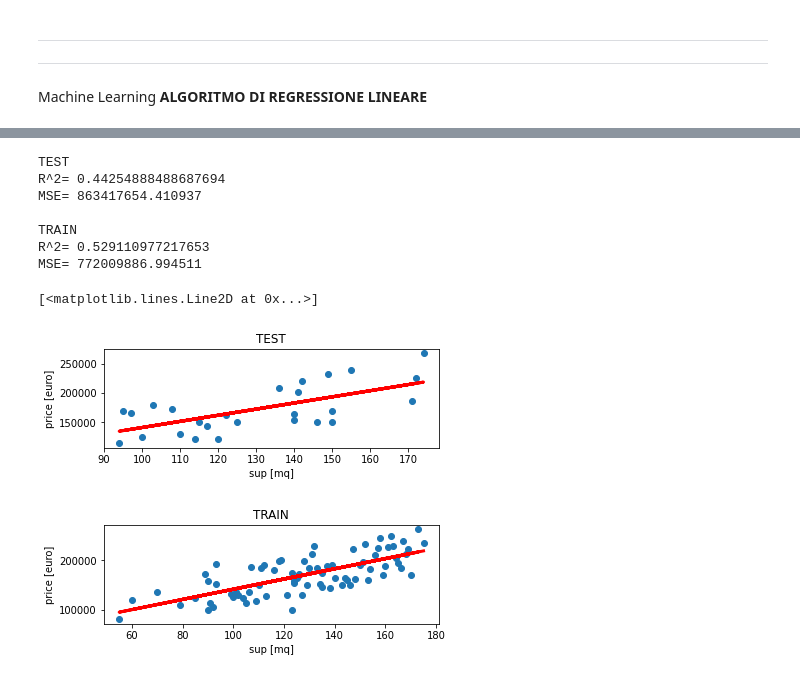
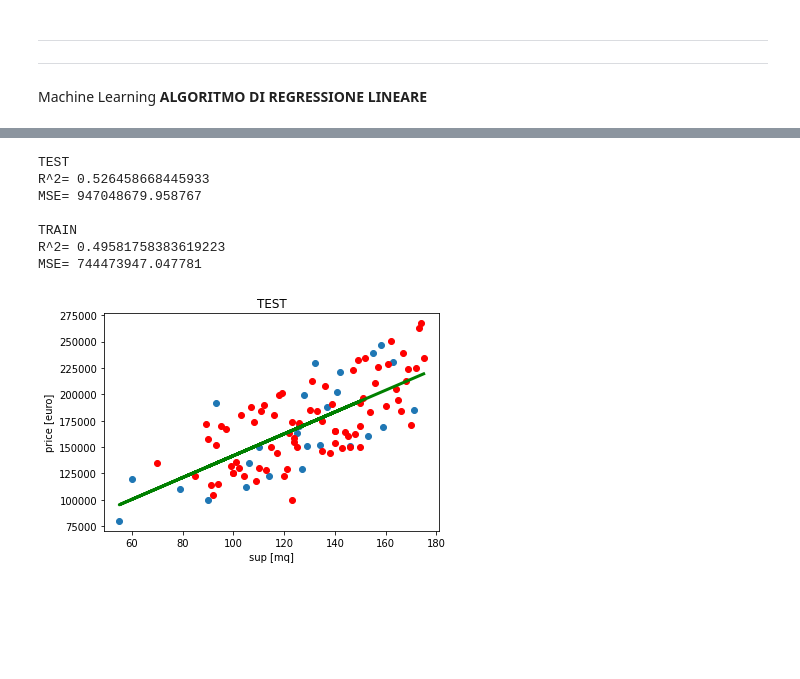
Before and after one commit to MatteoGandetto/Corso_ML_con_Python, a Jupyter notebook: Regressione_Lineare_Semplice.ipynb, the cells around one changed output, grey strips where cells are left out. Saved outputs shown, nothing was run; the diff lists cells and outputs as text; code cells hidden in the pictures; blank space fills up the shorter version.

```diff
--- a/Regressione_Lineare_Semplice.ipynb
+++ b/Regressione_Lineare_Semplice.ipynb
@@ -96,0 +70,4 @@ Machine Learning
+# %%
+# split dataset in training part and test part
+# if train_size and test_size are not defined,the train_size=0.75 and test_size=0.25
+X_train, X_test, y_train, y_test = train_test_split(np_IN_X,np_IN_y,test_size=0.25)
@@ -96,0 +76,9 @@ Machine Learning
+# %%
+
+#reshape features to be used with LinearRegression's methods
+X_train_r=np.reshape(X_train,(-1, 1))
+X_test_r=np.reshape(X_test,(-1, 1))
+X_all=np.reshape(np_IN_X,(-1,1))
+
+#train the linear regressor
+linear_reg = LinearRegression().fit(X_train_r, y_train)
@@ -96,0 +87,5 @@ Machine Learning
+# %%
+#y_pred is a linear prediction of X_test
+y_pred_test=linear_reg.predict(X_test_r)
+y_pred_train=linear_reg.predict(X_train_r)
+y_pred_all=linear_reg.predict(X_all)
@@ -97,55 +94,28 @@ Machine Learning
 # %%
-from sklearn.linear_model import LinearRegression
-from sklearn.model_selection import train_test_split
-from sklearn.metrics import mean_squared_error
-
-#split dataset in training part and test part
-# if train_size and test_size are not defined,the train_size=0.75 and test_size=0.25
-X_train, X_test, y_train, y_test = train_test_split(np_IN_X,np_IN_Y,test_size=0.25)
-
-#reshape features to be used with LinearRegression's methods
-X_train_r=np.reshape(X_train,(-1, 1))
-X_test_r=np.reshape(X_test,(-1, 1))
-
-#train the linear regressor
-reg = LinearRegression().fit(X_train_r, y_train)
-
-#y_pred is a linear prediction of X_test
-y_pred_test=reg.predict(X_test_r)
-y_pred_train=reg.predict(X_train_r)
-
 #evaluate the model by using R=1-RSE and MSE
-R2=reg.score(X_test_r,y_test)
+R2=linear_reg.score(X_test_r,y_test)
 MSE = mean_squared_error( y_test,y_pred_test)
-R2_train=reg.score(X_train_r,y_train)
+R2_train=linear_reg.score(X_train_r,y_train)
 MSE_train = mean_squared_error(y_train,y_pred_train)
 print ('TEST\nR^2=',R2,'\nMSE= %f \n' % MSE)
 print ('TRAIN\nR^2=',R2_train,'\nMSE= %f \n' % MSE_train)
 
 #show the solution
-fig, axs = plt.subplots(2,1)
+fig, axs = plt.subplots(1,1)
 
-pos0=axs[0].get_position()
-pos0_new=[pos0.x0,pos0.y0+0.2,pos0.width,pos0.height]
-axs[0].set_position(pos0_new)
-axs[0].set_xlabel('sup [mq]')
-axs[0].set_ylabel('price [euro]')
-axs[0].set_title('TEST')
-axs[0].scatter(X_test,y_test)
-axs[0].plot(X_test,y_pred_test,c='red',linewidth=3)
-
-axs[1].set_title('TRAIN')
-axs[1].set_xlabel('sup [mq]')
-axs[1].set_ylabel('price [euro]')
-axs[1].scatter(X_train,y_train)
-axs[1].plot(X_train,y_pred_train,c='red',linewidth=3)
+axs.set_xlabel('sup [mq]')
+axs.set_ylabel('price [euro]')
+axs.set_title('TEST')
+axs.scatter(X_test,y_test)
+axs.scatter(X_train,y_train,color='red')
+axs.plot(X_all,y_pred_all,c='green',linewidth=3)
+fig.show()
 # %% [output]
 TEST
-R^2= 0.44254888488687694
-MSE= 863417654.410937
+R^2= 0.526458668445933
+MSE= 947048679.958767
 
 TRAIN
-R^2= 0.529110977217653
-MSE= 772009886.994511
+R^2= 0.49581758383619223
+MSE= 744473947.047781
-[<matplotlib.lines.Line2D at 0x...>]
-[figure, old version]
+[figure, new version]
```
Also changed, not shown: parts of 15 cells of this notebook.
